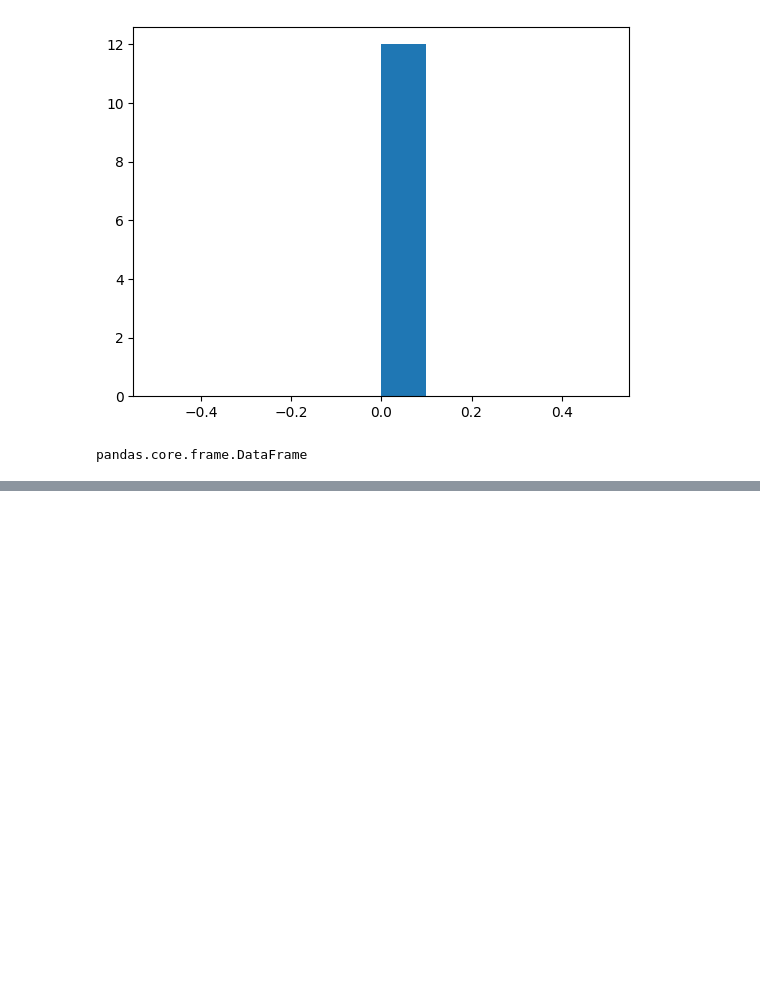
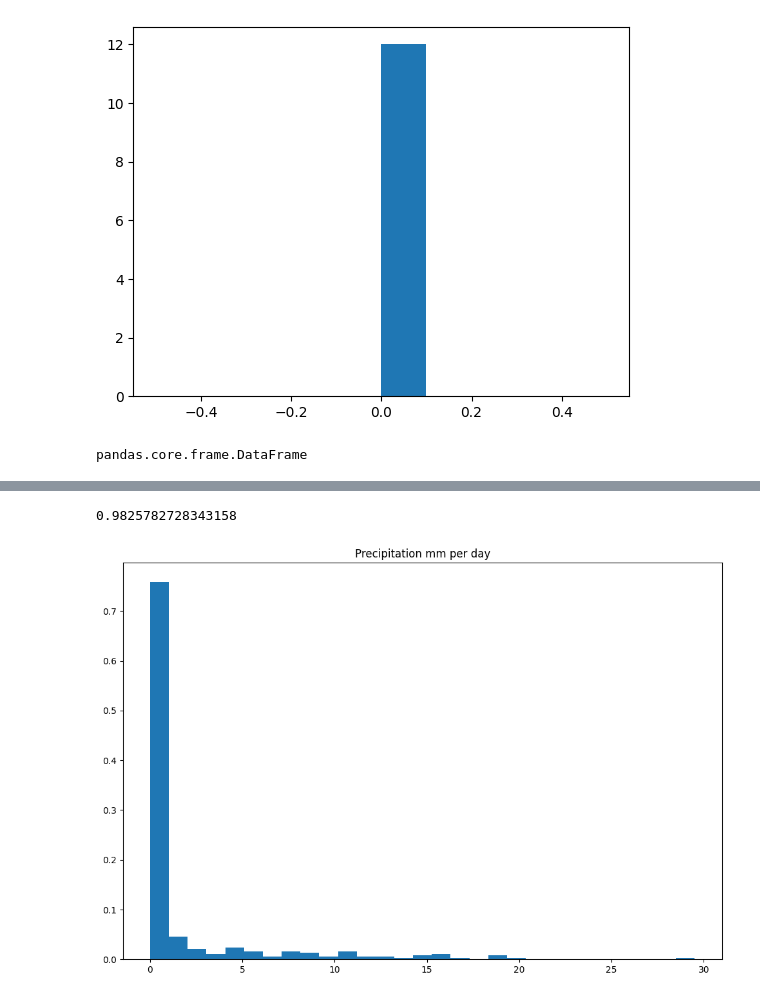
Before and after one commit to RaphaelPB/CRVA_tool, a Jupyter notebook: GraphsAndModels_NEX_GDDP_CMIP6.ipynb, the cells around one changed output, grey strips where cells are left out. Drawn from its saved outputs; the diff is of its cells as text; code cells hidden in the pictures; blank space fills up the shorter version.

Commit message:
Research for probability in GraphsAndModels

```diff
--- a/GraphsAndModels_NEX_GDDP_CMIP6.ipynb
+++ b/GraphsAndModels_NEX_GDDP_CMIP6.ipynb
@@ -206,0 +227,3 @@ pandas.core.frame.DataFrame
+# %%
+precipitation_2050_projet0_ssp126_ACCESS_CM2 = np.sort(np.reshape(df.loc[('PT_Revubue_2_Rev_2_01','ssp126','ACCESS-CM2')].values,(1,365))[0])
+precipitation_2050_projet0_ssp126_ACCESS_CM2 = precipitation_2050_projet0_ssp126_ACCESS_CM2[::-1]
@@ -207,2 +233,16 @@ pandas.core.frame.DataFrame
+# %%
+sum(y)
+# %% [output]
+0.9825782728343158
+# %%
+nbins = round(sum(precipitation_2050_projet0_ssp126_ACCESS_CM2)/max(precipitation_2050_projet0_ssp126_ACCESS_CM2))# sum of elements must be equal to one
+nbins = 29
+# %%
+plt.figure(figsize=(12,8))
+plt.hist(precipitation_2050_projet0_ssp126_ACCESS_CM2, bins=nbins, density=True)
+plt.title("Precipitation mm per day")
+plt.show()
+# %% [output]
+[figure, added]
 # %%
 # IMPORTANT PROBABILITE
```
Also changed, not shown: parts of 27 cells of this notebook, 2 other files.
